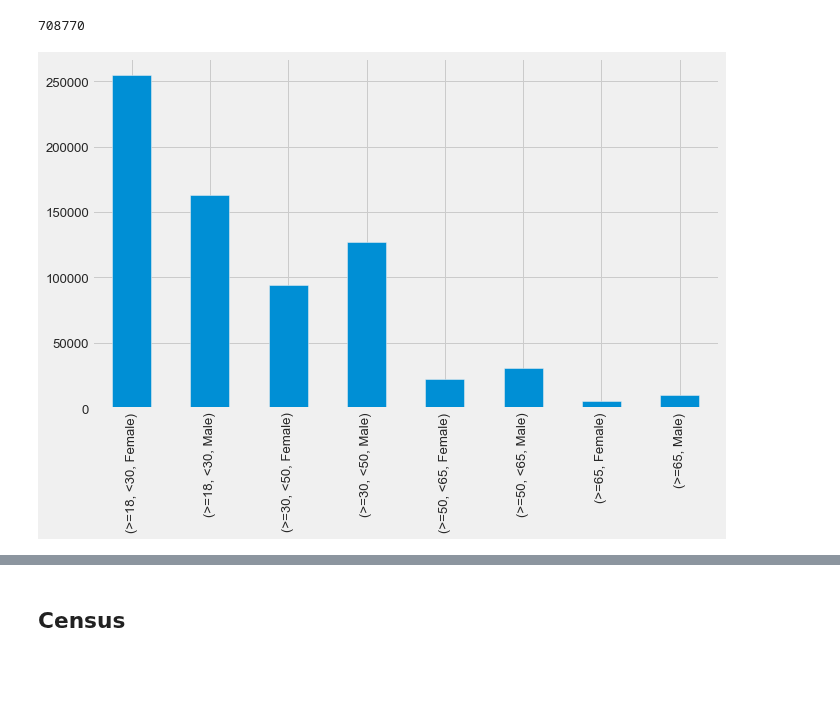
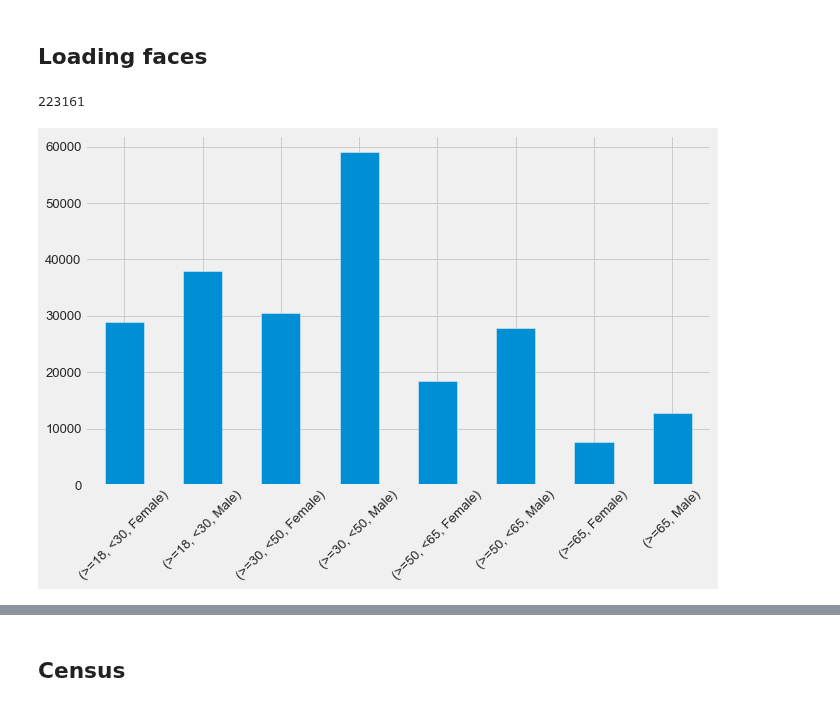
Before and after one commit to kayzhou/US_election, a Jupyter notebook: user_reweight_US.ipynb, the cells around one changed output, grey strips where cells are left out. Drawn from its saved outputs; the diff is of its cells as text; code cells hidden in the pictures; blank space fills up the shorter version.

```diff
--- a/user_reweight_US.ipynb
+++ b/user_reweight_US.ipynb
@@ -2,0 +3,3 @@
+# %%
+from my_weapon import *
+plt.style.use('fivethirtyeight')
@@ -3,14 +17,16 @@
+# %% [markdown]
+## Loading faces
 # %%
 users = []
 
-for line in tqdm(open("disk/user_profile/2016election-all.json")):
+for line in tqdm(open("disk/users-face/2020-02-24.lj")):
     d = json.loads(line.strip())
     face = d["faces"][0]
     # print(face)
     age = face['attributes']["age"]["value"]
     gender = face['attributes']["gender"]["value"]
 
-    if age < 16:
+    if age < 18:
         continue
     elif age >= 18 and age < 30:
         age_range = ">=18, <30"
@@ -21,24 +37,30 @@ for line in tqdm(open("disk/user_profile/2016election-all.json")):
     elif age >= 65:
         age_range = ">=65"
 
-    users.append({"uid": d["id"], "age": age, "gender": gender, "age_range": age_range})
+    users.append({"uid": d["id"],
+                  "age": age,
+                  "gender": gender,
+                  "age_range": age_range}
+                )
 
 users = pd.DataFrame(users).set_index("uid")
 users = users[~users.index.duplicated(keep='first')]
 # %%
 len(users)
 # %% [output]
-708770
+223161
 # %%
 groups = users.groupby(["age_range", "gender"]).size()
 groups
 
 sns.set(style="darkgrid", font_scale=1.2)
 plt.style.use('fivethirtyeight')
 plt.figure(figsize=(10, 6))
 groups.plot.bar()
 plt.xlabel("")
-plt.savefig("web/static/us_twitter_population~.png", bbox_inches = 'tight', dpi=300)
+plt.xticks(rotation=45)
+plt.savefig("../Argentina_election/web/static/us2020_twitter_population_0224.png",
+            bbox_inches = 'tight', dpi=300)
 # %% [output]
-[figure, old version]
+[figure, new version]
 # %%
```
Also changed, not shown: parts of 51 cells of this notebook, 9 other files.
